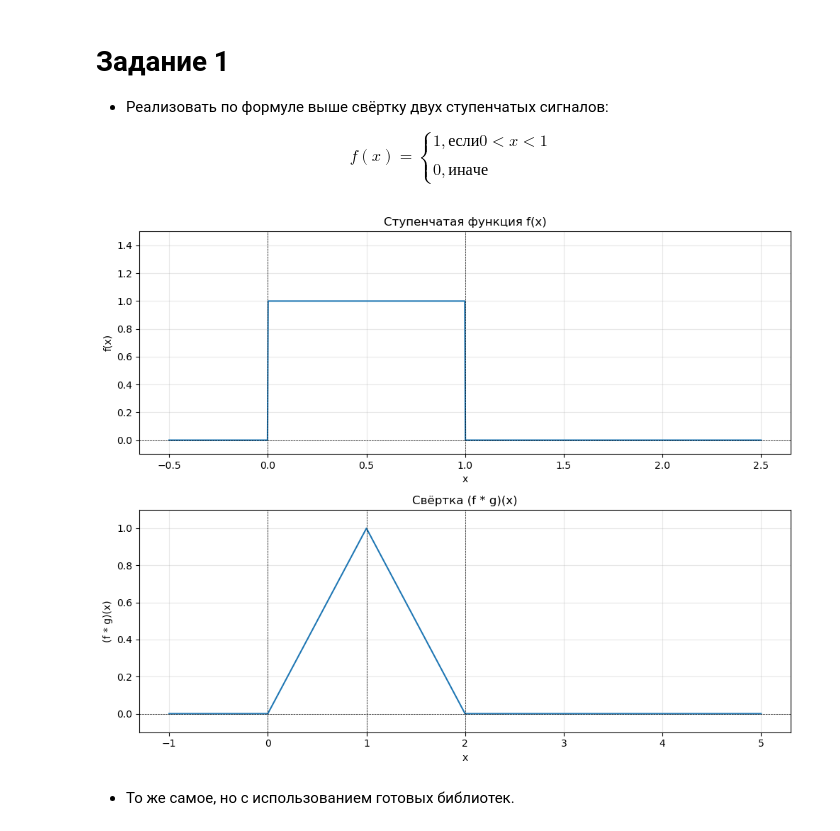
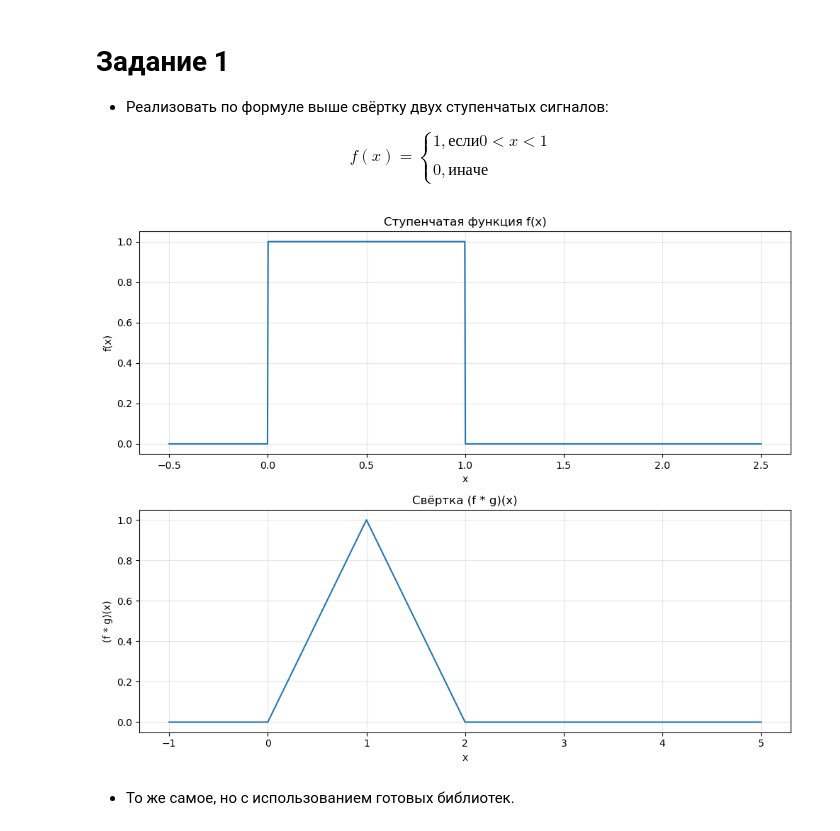
Before and after one commit to ksenia-chernova/Time_Series_uni, a Jupyter notebook: 02_lab/1.ipynb, the cells around one changed output. Drawn from its saved outputs; the diff is of its cells as text; code cells hidden in the pictures.

```diff
--- a/02_lab/1.ipynb
+++ b/02_lab/1.ipynb
@@ -31,43 +31,34 @@ def convolution(f, g, dx):
     conv_length = N + M - 1
     result = np.zeros(conv_length)
 
     for n in range(conv_length):
         for m in range(N):
             if 0 <= (n - m) < M:
                 result[n] += f[m] * g[n - m] * dx
 
     return result
 
 conv_result = convolution(f, g, dx)
 
 x_conv = np.linspace(2*x[0], 2*x[-1], len(conv_result))
 
 fig, axes = plt.subplots(2, 1, figsize=(10, 8))
 
 axes[0].plot(x, f)
-axes[0].axhline(y=0, color='k', linewidth=0.5, linestyle='--')
-axes[0].axvline(x=0, color='k', linewidth=0.5, linestyle='--')
-axes[0].axvline(x=1, color='k', linewidth=0.5, linestyle='--')
 axes[0].set_title('Ступенчатая функция f(x)')
 axes[0].set_xlabel('x')
 axes[0].set_ylabel('f(x)')
-axes[0].set_ylim(-0.1, 1.5)
 axes[0].grid(True, alpha=0.3)
 
 axes[1].plot(x_conv, conv_result)
-axes[1].axhline(y=0, color='k', linewidth=0.5, linestyle='--')
-axes[1].axvline(x=0, color='k', linewidth=0.5, linestyle='--')
-axes[1].axvline(x=1, color='k', linewidth=0.5, linestyle='--')
-axes[1].axvline(x=2, color='k', linewidth=0.5, linestyle='--')
 axes[1].set_title('Свёртка (f * g)(x)')
 axes[1].set_xlabel('x')
 axes[1].set_ylabel('(f * g)(x)')
-axes[1].set_ylim(-0.1, 1.1)
 axes[1].grid(True, alpha=0.3)
 
 plt.tight_layout()
 # %% [output]
-[figure, old version]
+[figure, new version]
 # %% [markdown]
 - То же самое, но с использованием готовых библиотек.
 # %%
```
